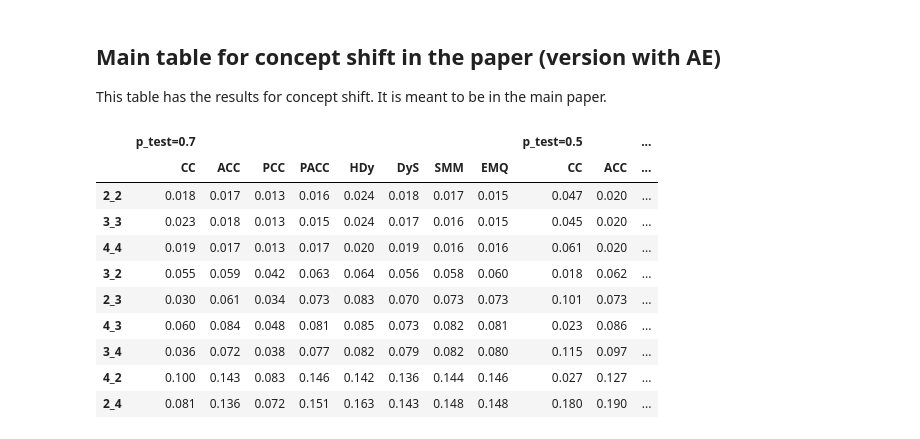
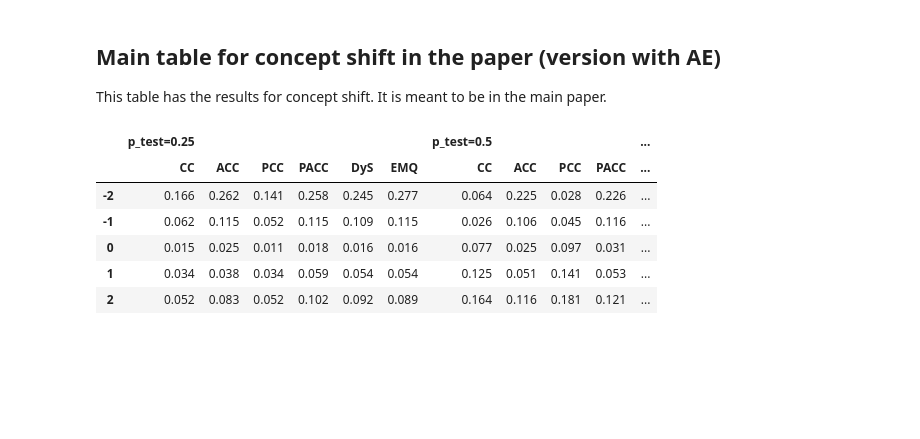
Before and after one commit to pglez82/quant_datasetshift, a Jupyter notebook: analyze_results_concept.ipynb, the cells around one changed output. Cells and saved outputs as stored; diff of their text form; code cells hidden in the pictures; blank space fills up the shorter version.

```diff
--- a/analyze_results_concept.ipynb
+++ b/analyze_results_concept.ipynb
@@ -257,55 +201,56 @@ This table has the results for concept shift. It is meant to be in the main pape
 # %%
 from utils.wilcoxon import wilcoxon_test
 
-quantificators = ["CC", "ACC", "PCC", "PACC", "HDy","DyS","SMM", "EMQ"]
-columns = pd.MultiIndex.from_product([["p_test={}".format(p_test) for p_test in ps_test],quantificators])
-global_results = pd.DataFrame(columns = columns,index=order)
-for i, p_test in enumerate(ps_test):
-    for k,quant_name in enumerate(quantificators):
-        exp_id = "%s_%f" % (quant_name,p_test)
-        results = results_dict[quant_name]
-        results = results.loc[results['p_test'] == p_test]
-        results = results.groupby(by=['cut_points'])['MAE'].mean()
-        global_results.loc[:, (["p_test={}".format(p_test)], [quant_name])] = results
+quantificators = ["CC", "ACC", "PCC", "PACC", "DyS", "EMQ"]
+global_results = {}
+for i, p_train in enumerate(ps_train):
+    columns = pd.MultiIndex.from_product([["p_test={}".format(p_test) for p_test in ps_test],quantificators])
+    global_results[p_train] = pd.DataFrame(columns = columns,index=[-2,-1,0,1,2])
+    for i, p_test in enumerate(ps_test):
+        for k,quant_name in enumerate(quantificators):
+            exp_id = "%s_%f_%f" % (quant_name,p_train,p_test)
+            results = results_dict[quant_name]
+            results = results.loc[(results['p_test'] == p_test) & (results['p_train'] == p_train)]
+            results = results.groupby(by=['cut_points'])['MAE'].mean()
+            global_results[p_train].loc[:, (["p_test={}".format(p_test)], [quant_name])] = results
 
-global_results_style = global_results.style.format('{:.3f}')
+global_results_style = {}
+for p_train in ps_train:
+    global_results_style[p_train] = global_results[p_train].style.format('{:.3f}')
 
-for i, p_test in enumerate(ps_test):
-    #We want to make a statistical test for each row, to compare methods for the same degree of covariate shift
-    for i,r in global_results.loc[:, (["p_test={}".format(p_test)])].iterrows():
-        #compute the best method for this experiment
-        cut_points = r.name
-        best = r.index[r.argmin()]
-        p_test = float(best[0][7:])
-        best_method = best[1]
-        #print("Computing statistical test for experiment covariate degree=%f, p_test=%s. Winner method %s" % (covariate_measure,p_test,best_method))
-        #Get data for the winner method
-        results_best = results_dict[best_method].loc[(results_dict[best_method]['p_test']==p_test) & (results_dict[best_method]['cut_points']==cut_points),'error'].to_numpy()
-        #We need to get all the rows in results that matches this experiment for each method
-        for quant_name in quantificators:
-            if quant_name!=best_method:
-                #print("Comparing %s with %s" % (best_method,quant_name))
-                results_method = results_dict[quant_name].loc[(results_dict[quant_name]['p_test']==p_test) & (results_dict[quant_name]['cut_points']==cut_points),'error'].to_numpy()
-                global_results_style.set_properties(subset=(cut_points, (best[0],quant_name)),**wilcoxon_test(results_best,results_method))
+for p_train in ps_train:
+    for p_test in ps_test:
+        #We want to make a statistical test for each row, to compare methods for the same degree of covariate shift
+        for _,r in global_results[p_train].loc[:, (["p_test={}".format(p_test)])].iterrows():
+            #compute the best method for this experiment
+            cut_points = r.name
+            best = r.index[r.argmin()]
+            p_test = float(best[0][7:])
+            best_method = best[1]
+            #print("Computing statistical test for experiment covariate degree=%f, p_test=%s. Winner method %s" % (covariate_measure,p_test,best_method))
+            #Get data for the winner method
+            results_best = results_dict[best_method].loc[(results_dict[best_method]['p_test']==p_test) & (results_dict[best_method]['p_train']==p_train) & (results_dict[best_method]['cut_points']==cut_points),'error'].to_numpy()
+            #We need to get all the rows in results that matches this experiment for each method
+            for quant_name in quantificators:
+                if quant_name!=best_method:
+                    #print("Comparing %s with %s" % (best_method,quant_name))
+                    results_method = results_dict[quant_name].loc[(results_dict[quant_name]['p_test']==p_test) & (results_dict[quant_name]['p_train']==p_train) & (results_dict[quant_name]['cut_points']==cut_points),'error'].to_numpy()
+                    global_results_style[p_train].set_properties(subset=(cut_points, (best[0],quant_name)),**wilcoxon_test(results_best,results_method))
 
 
-
-global_results_style = global_results_style.highlight_min(
-    axis=1,props='textbf:--rwrap;',subset=(["p_test={}".format(ps_test[0])])).highlight_min(
-    axis=1,props='textbf:--rwrap;',subset=(["p_test={}".format(ps_test[1])])).highlight_min(
-    axis=1,props='textbf:--rwrap;',subset=(["p_test={}".format(ps_test[2])]))
-display(global_results_style)
-columns = 'r'*len(quantificators)
-print(global_results_style.to_latex(hrules=True,multicol_align='c',column_format='l|'+columns+'|'+columns+'|'+columns).replace(' 0.',' .').replace('{0.','{.'))
+for p_train in ps_train:
+    global_results_style[p_train] = global_results_style[p_train].highlight_min(
+        axis=1,props='textbf:--rwrap;',subset=(["p_test={}".format(ps_test[0])])).highlight_min(
+        axis=1,props='textbf:--rwrap;',subset=(["p_test={}".format(ps_test[1])])).highlight_min(
+        axis=1,props='textbf:--rwrap;',subset=(["p_test={}".format(ps_test[2])]))
+    display(global_results_style[p_train])
+    columns = 'r'*len(quantificators)
+    print(global_results_style[p_train].to_latex(hrules=True,multicol_align='c',column_format='l|'+columns+'|'+columns+'|'+columns).replace(' 0.',' .').replace('{0.','{.'))
 # %% [output]
-|  | p_test=0.7 |  |  |  |  |  |  |  | p_test=0.5 |  | ... |
-|  | CC | ACC | PCC | PACC | HDy | DyS | SMM | EMQ | CC | ACC | ... |
-| 2_2 | 0.018 | 0.017 | 0.013 | 0.016 | 0.024 | 0.018 | 0.017 | 0.015 | 0.047 | 0.020 | ... |
-| 3_3 | 0.023 | 0.018 | 0.013 | 0.015 | 0.024 | 0.017 | 0.016 | 0.015 | 0.045 | 0.020 | ... |
-| 4_4 | 0.019 | 0.017 | 0.013 | 0.017 | 0.020 | 0.019 | 0.016 | 0.016 | 0.061 | 0.020 | ... |
-| 3_2 | 0.055 | 0.059 | 0.042 | 0.063 | 0.064 | 0.056 | 0.058 | 0.060 | 0.018 | 0.062 | ... |
-| 2_3 | 0.030 | 0.061 | 0.034 | 0.073 | 0.083 | 0.070 | 0.073 | 0.073 | 0.101 | 0.073 | ... |
-| 4_3 | 0.060 | 0.084 | 0.048 | 0.081 | 0.085 | 0.073 | 0.082 | 0.081 | 0.023 | 0.086 | ... |
-| 3_4 | 0.036 | 0.072 | 0.038 | 0.077 | 0.082 | 0.079 | 0.082 | 0.080 | 0.115 | 0.097 | ... |
-| 4_2 | 0.100 | 0.143 | 0.083 | 0.146 | 0.142 | 0.136 | 0.144 | 0.146 | 0.027 | 0.127 | ... |
-| 2_4 | 0.081 | 0.136 | 0.072 | 0.151 | 0.163 | 0.143 | 0.148 | 0.148 | 0.180 | 0.190 | ... |
+|  | p_test=0.25 |  |  |  |  |  | p_test=0.5 |  |  |  | ... |
+|  | CC | ACC | PCC | PACC | DyS | EMQ | CC | ACC | PCC | PACC | ... |
+| -2 | 0.166 | 0.262 | 0.141 | 0.258 | 0.245 | 0.277 | 0.064 | 0.225 | 0.028 | 0.226 | ... |
+| -1 | 0.062 | 0.115 | 0.052 | 0.115 | 0.109 | 0.115 | 0.026 | 0.106 | 0.045 | 0.116 | ... |
+| 0 | 0.015 | 0.025 | 0.011 | 0.018 | 0.016 | 0.016 | 0.077 | 0.025 | 0.097 | 0.031 | ... |
+| 1 | 0.034 | 0.038 | 0.034 | 0.059 | 0.054 | 0.054 | 0.125 | 0.051 | 0.141 | 0.053 | ... |
+| 2 | 0.052 | 0.083 | 0.052 | 0.102 | 0.092 | 0.089 | 0.164 | 0.116 | 0.181 | 0.121 | ... |
```
Also changed, not shown: parts of 6 cells of this notebook, 4 other files.
